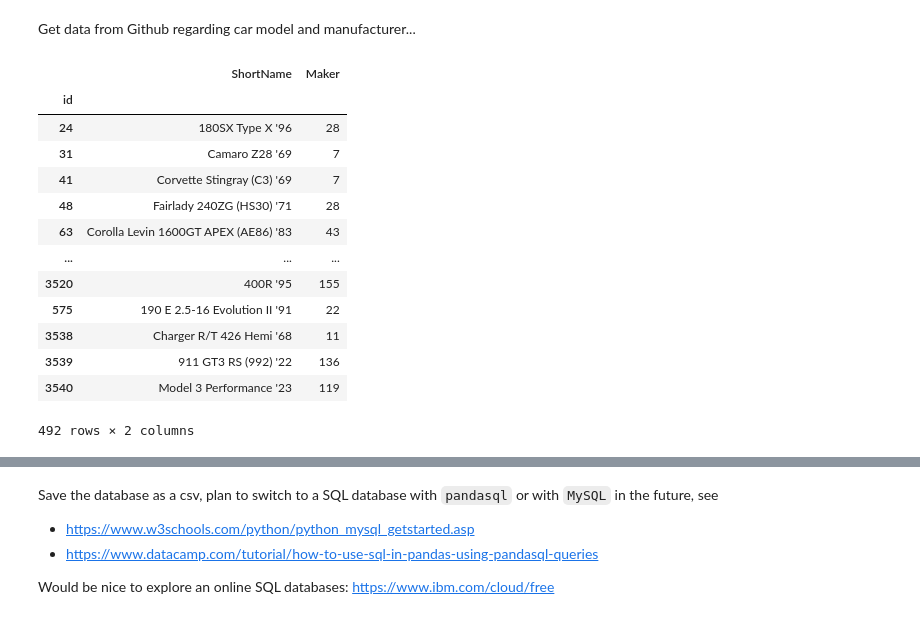
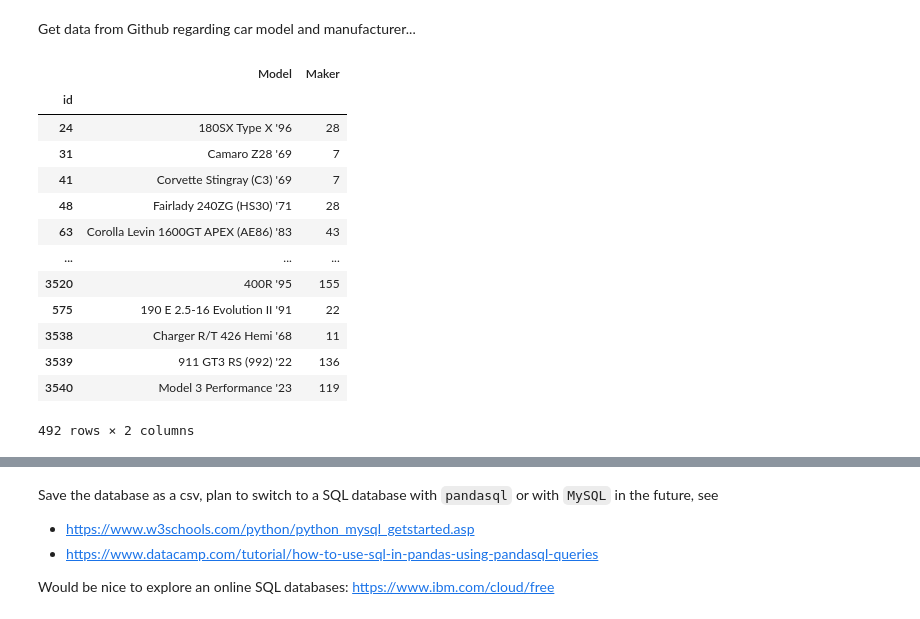
Before and after one commit to marcohoucheng/Gran-Turismo-7-Price-Tracker, a Jupyter notebook: build.ipynb, the cells around one changed output, grey strips where cells are left out. Cells and saved outputs as stored; diff of their text form; code cells hidden in the pictures.

```diff
--- a/build.ipynb
+++ b/build.ipynb
@@ -161,11 +168,13 @@ for file in sorted(dir, reverse=True):
 Get data from Github regarding car model and manufacturer...
 # %%
 cars = pd.read_csv("./github_data/db/cars.csv")
-cars = cars.rename({'ID': 'id'}, axis='columns')
+cars = cars.rename({'ID': 'id', 'ShortName': 'Model'}, axis='columns')
+cars['id'] = cars['id'].map(str)
+cars['Maker'] = cars['Maker'].map(str)
 cars.set_index('id', inplace=True)
 cars
 # %% [output]
-|  | ShortName | Maker |
+|  | Model | Maker |
 | id |  |  |
 | 24 | 180SX Type X '96 | 28 |
 | 31 | Camaro Z28 '69 | 7 |
```
Also changed, not shown: parts of 13 cells of this notebook.
